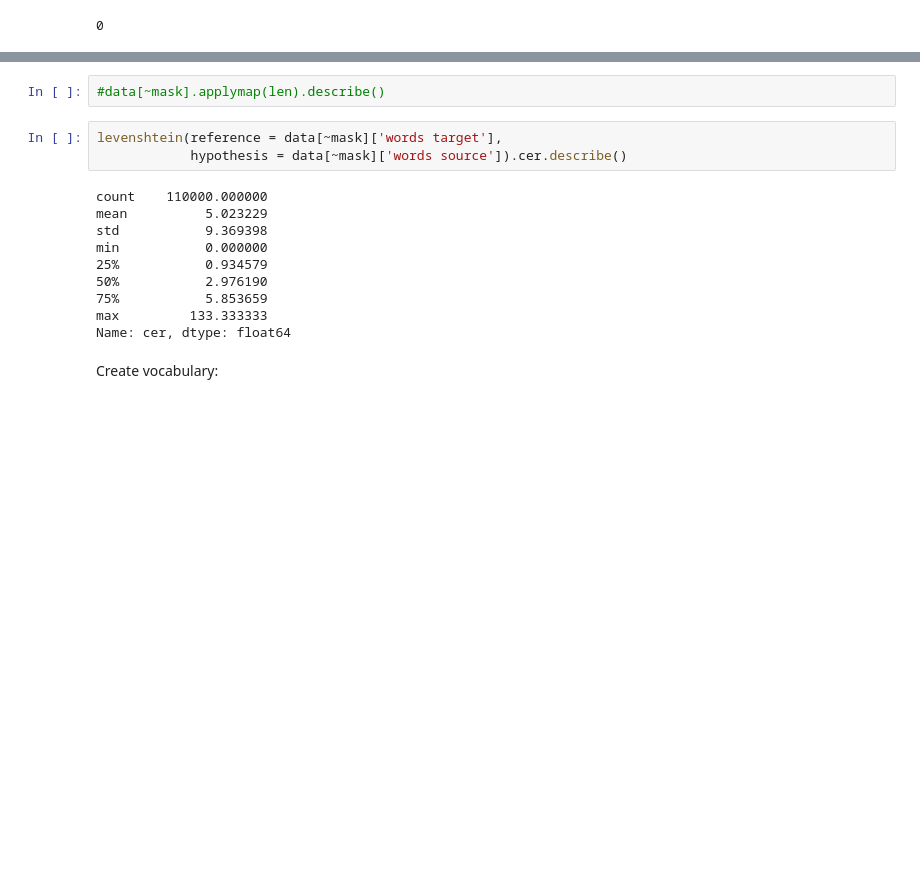
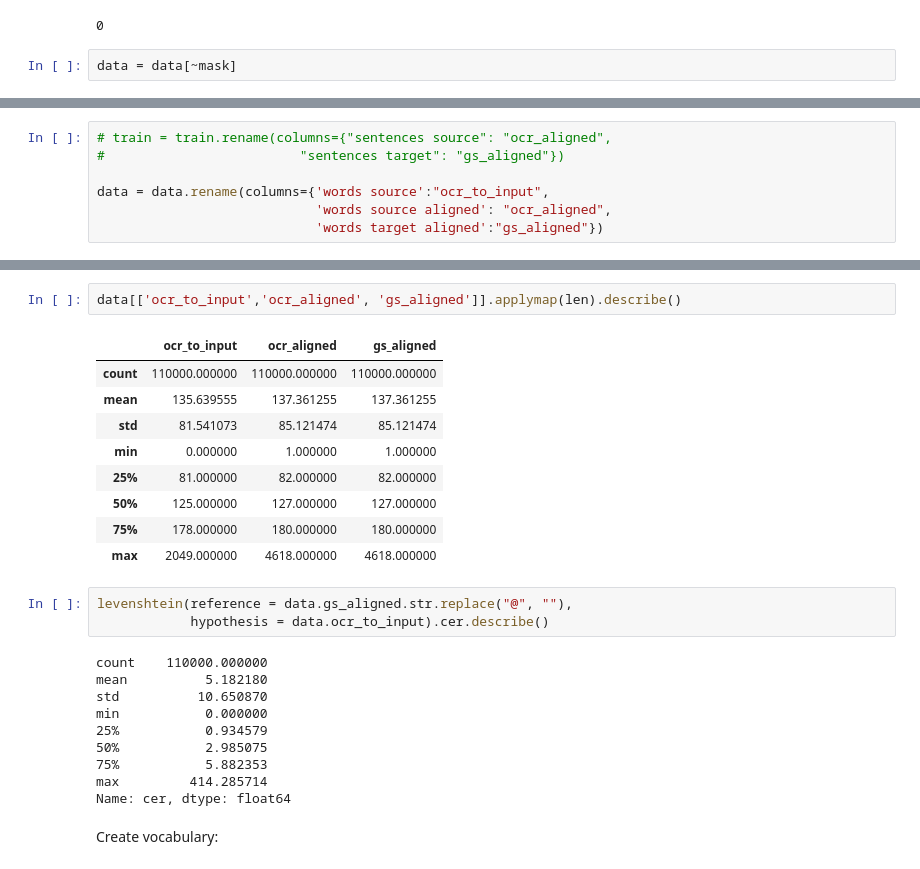
Before and after one commit to ReadingTimeMachine/ocr_post_correction, a Jupyter notebook: 0_exploration_new_data_new.ipynb, the cells around one changed output, grey strips where cells are left out. Drawn from its saved outputs; the diff is of its cells as text; blank space fills up the shorter version.

```diff
--- a/0_exploration_new_data_new.ipynb
+++ b/0_exploration_new_data_new.ipynb
@@ -200,6 +160,8 @@ for s,t in zip(data['words source'].values, data['words target'].values):
 len(data[mask])
 # %% [output]
 0
+# %%
+data = data[~mask]
 # %%
 data.head()
 # %% [output]
@@ -211,0 +176,7 @@ data.head()
+# %%
+# train = train.rename(columns={"sentences source": "ocr_aligned",
+#                         "sentences target": "gs_aligned"})
+
+data = data.rename(columns={'words source':"ocr_to_input",
+                            'words source aligned': "ocr_aligned",
+                            'words target aligned':"gs_aligned"})
@@ -212,17 +192,27 @@ data.head()
 # %%
-#data[~mask].applymap(len).describe()
+data[['ocr_to_input','ocr_aligned', 'gs_aligned']].applymap(len).describe()
+# %% [output]
+|  | ocr_to_input | ocr_aligned | gs_aligned |
+| count | 110000.000000 | 110000.000000 | 110000.000000 |
+| mean | 135.639555 | 137.361255 | 137.361255 |
+| std | 81.541073 | 85.121474 | 85.121474 |
+| min | 0.000000 | 1.000000 | 1.000000 |
+| 25% | 81.000000 | 82.000000 | 82.000000 |
+| 50% | 125.000000 | 127.000000 | 127.000000 |
+| 75% | 178.000000 | 180.000000 | 180.000000 |
+| max | 2049.000000 | 4618.000000 | 4618.000000 |
 # %%
-levenshtein(reference = data[~mask]['words target'],
-            hypothesis = data[~mask]['words source']).cer.describe()
+levenshtein(reference = data.gs_aligned.str.replace("@", ""),
+            hypothesis = data.ocr_to_input).cer.describe()
 # %% [output]
 count    110000.000000
-mean          5.023229
-std           9.369398
+mean          5.182180
+std          10.650870
 min           0.000000
 25%           0.934579
-50%           2.976190
-75%           5.853659
-max         133.333333
+50%           2.985075
+75%           5.882353
+max         414.285714
 Name: cer, dtype: float64
 # %% [markdown]
 Create vocabulary:
```
Also changed, not shown: parts of 24 cells of this notebook, 1 other file.
